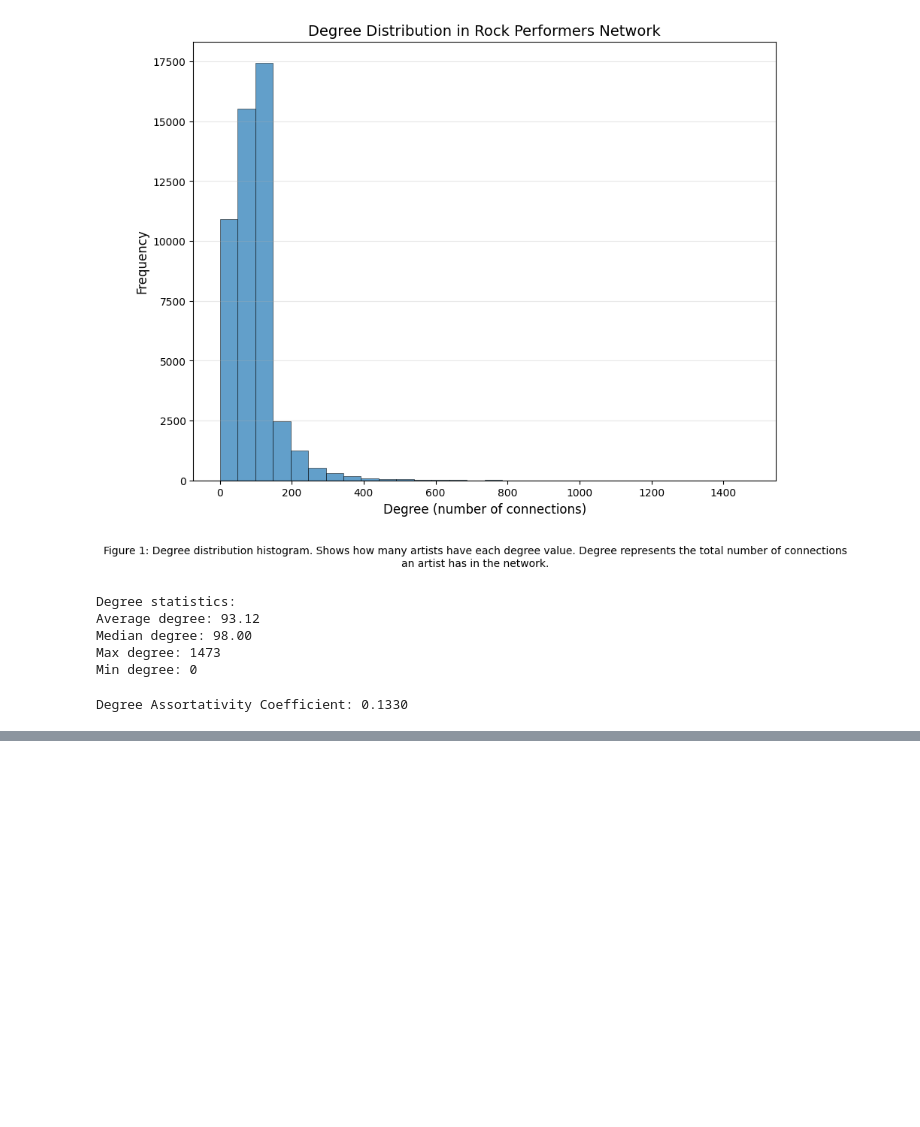
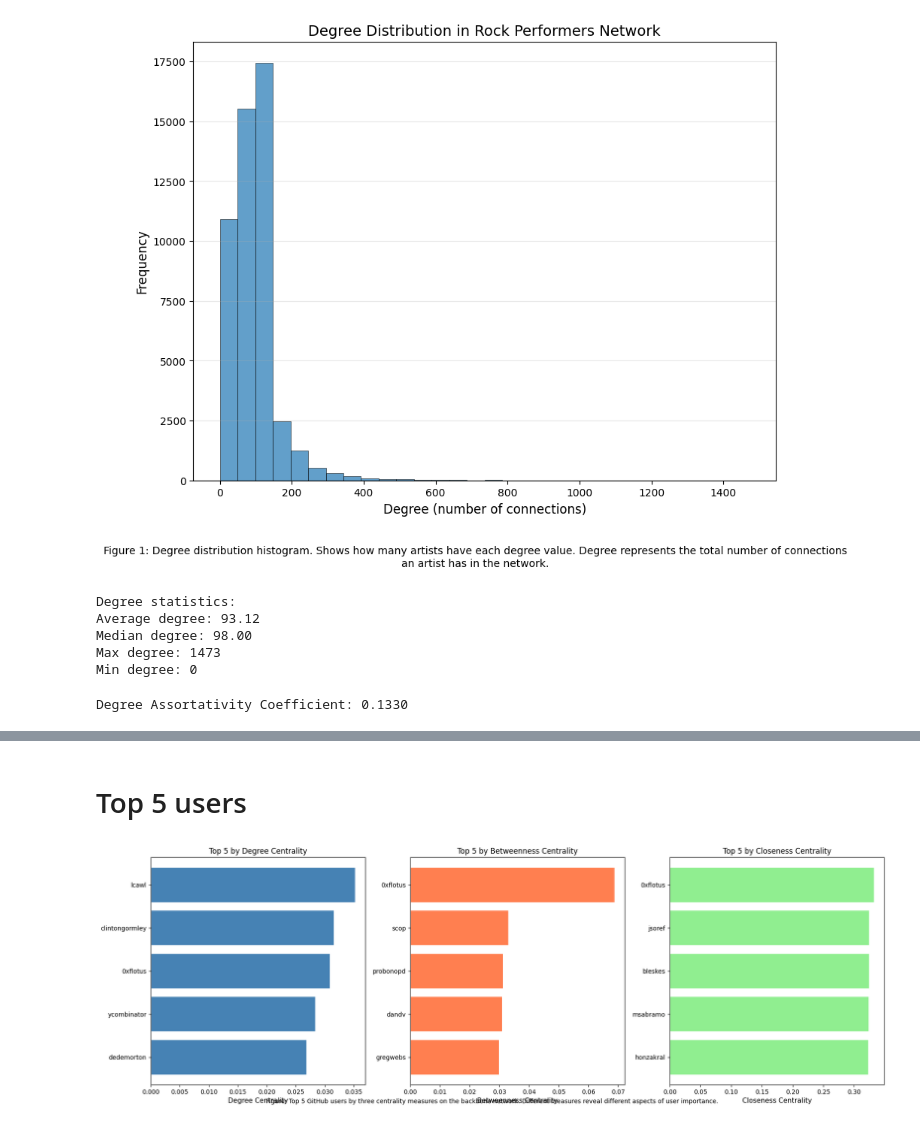
Before and after one commit to Pakkutaq/SG_rock_network, a Jupyter notebook: MainProject/ProjectNotebook.ipynb, the cells around one changed output, grey strips where cells are left out. Cells and saved outputs as stored; diff of their text form; code cells hidden in the pictures; blank space fills up the shorter version.

```diff
--- a/MainProject/ProjectNotebook.ipynb
+++ b/MainProject/ProjectNotebook.ipynb
@@ -250,0 +296,13 @@ plt.show()
+# %%
+print("Computing closeness centrality (exact)...")
+closeness_centrality = nx.closeness_centrality(backbone)
+print("✓ Closeness centrality complete")
+
+# Get top users
+top_closeness = sorted(closeness_centrality.items(), key=lambda x: x[1], reverse=True)[:10]
+
+print("\n" + "="*60)
+print("Top 10 by Closeness Centrality:")
+for i, (user, val) in enumerate(top_closeness, 1):
+    print(f"  {i:2d}. {user:30s} {val:.6f}")
+print("="*60)
@@ -250,0 +326,44 @@ plt.show()
+# %% [markdown]
+# Top 5 users
+# %%
+import matplotlib.pyplot as plt
+
+# Visualize top 5 users by each centrality measure
+fig, axs = plt.subplots(1, 3, figsize=(18, 6))
+
+# Degree Centrality
+top_5_degree = top_degree[:5]
+users_deg = [user for user, _ in top_5_degree]
+values_deg = [val for _, val in top_5_degree]
+axs[0].barh(users_deg, values_deg, color='steelblue')
+axs[0].set_xlabel('Degree Centrality', fontsize=11)
+axs[0].set_title('Top 5 by Degree Centrality', fontsize=12)
+axs[0].invert_yaxis()
+
+# Betweenness Centrality
+top_5_bet = top_betweenness[:5]
+users_bet = [user for user, _ in top_5_bet]
+values_bet = [val for _, val in top_5_bet]
+axs[1].barh(users_bet, values_bet, color='coral')
+axs[1].set_xlabel('Betweenness Centrality', fontsize=11)
+axs[1].set_title('Top 5 by Betweenness Centrality', fontsize=12)
+axs[1].invert_yaxis()
+
+# Closeness Centrality
+top_5_close = top_closeness[:5]
+users_close = [user for user, _ in top_5_close]
+values_close = [val for _, val in top_5_close]
+axs[2].barh(users_close, values_close, color='lightgreen')
+axs[2].set_xlabel('Closeness Centrality', fontsize=11)
+axs[2].set_title('Top 5 by Closeness Centrality', fontsize=12)
+axs[2].invert_yaxis()
+
+plt.figtext(0.5, 0.01,
+            "Figure: Top 5 GitHub users by three centrality measures on the backbone network. " \
+            "Different measures reveal different aspects of user importance.",
+            ha="center", fontsize=10, wrap=True)
+plt.tight_layout()
+plt.subplots_adjust(bottom=0.08)
+plt.show()
+# %% [output]
+[figure, added]
```
Also changed, not shown: parts of 35 cells of this notebook, 4 other files.
